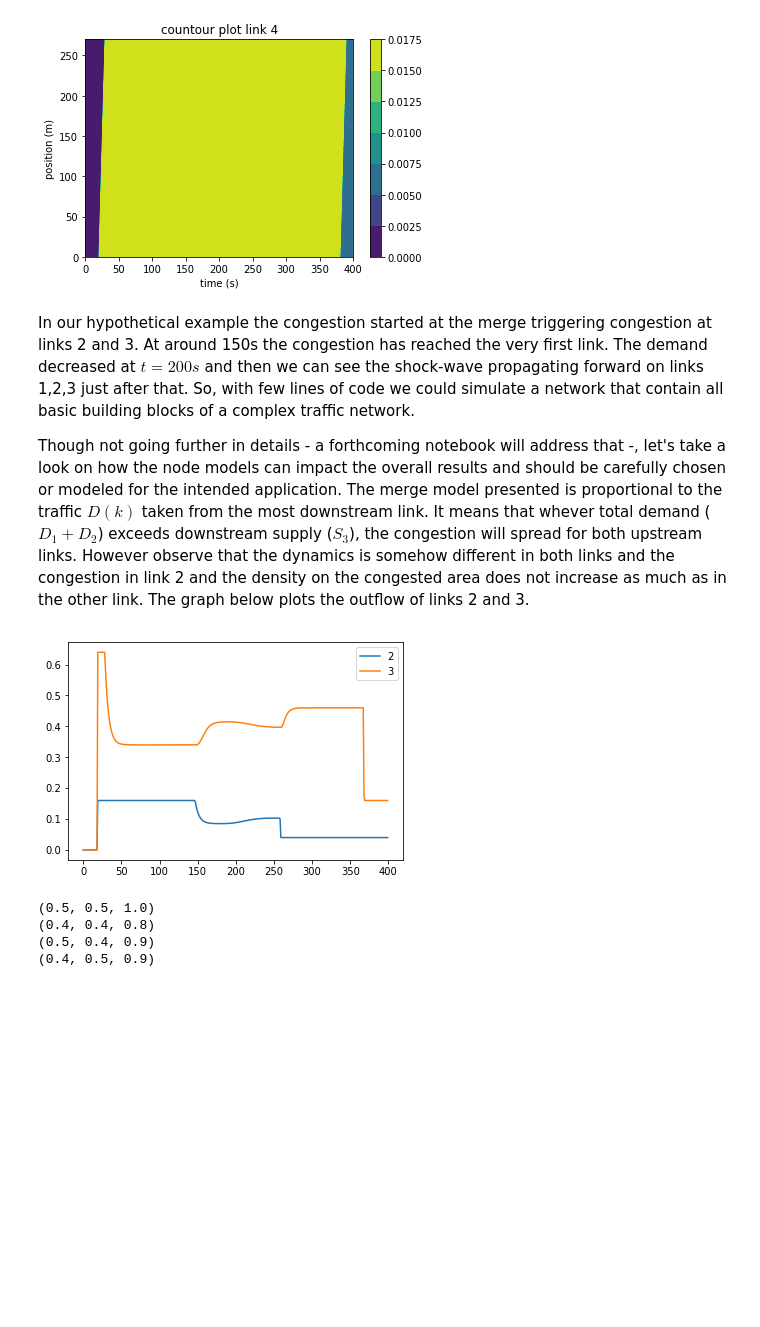
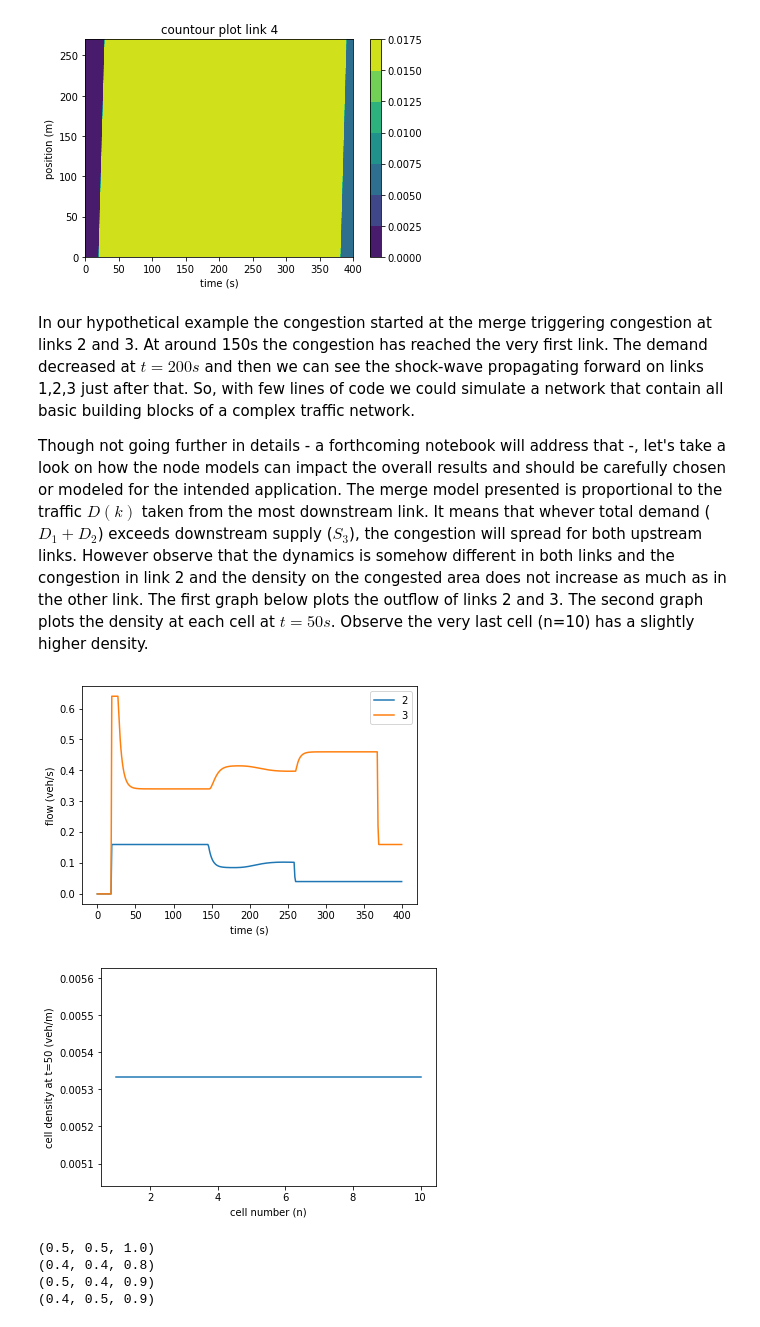
Before and after one commit to PyTrans/traffic-flow-theory, a Jupyter notebook: CTM-Networks.ipynb, the cells around one changed output. Saved outputs shown, nothing was run; the diff lists cells and outputs as text; code cells hidden in the pictures; blank space fills up the shorter version.

```diff
--- a/CTM-Networks.ipynb
+++ b/CTM-Networks.ipynb
@@ -280,14 +280,22 @@ pylab.show()
 # %% [markdown]
 In our hypothetical example the congestion started at the merge triggering congestion at links 2 and 3. At around 150s the congestion has reached the very first link. The demand decreased at $t=200s$ and then we can see the shock-wave propagating forward on links 1,2,3 just after that. So, with few lines of code we could simulate a network that contain all basic building blocks of a complex traffic network.
 
-Though not going further in details - a forthcoming notebook will address that -, let's take a look on how the node models can impact the overall results and should be carefully chosen or modeled for the intended application. The merge model presented is proportional to the traffic $D(k)$ taken from the most downstream link. It means that whever total demand ($D_1+D_2$) exceeds downstream supply ($S_3$), the congestion will spread for both upstream links. However observe that the dynamics is somehow different in both links and the congestion in link 2 and the density on the congested area does not increase as much as in the other link. The graph below plots the outflow of links 2 and 3.
+Though not going further in details - a forthcoming notebook will address that -, let's take a look on how the node models can impact the overall results and should be carefully chosen or modeled for the intended application. The merge model presented is proportional to the traffic $D(k)$ taken from the most downstream link. It means that whever total demand ($D_1+D_2$) exceeds downstream supply ($S_3$), the congestion will spread for both upstream links. However observe that the dynamics is somehow different in both links and the congestion in link 2 and the density on the congested area does not increase as much as in the other link. The first graph below plots the outflow of links 2 and 3. The second graph plots the density at each cell at $t=50s$. Observe the very last cell (n=10) has a slightly higher density.
 # %%
 pylab.plot([i for i in range(total_steps)], link_2.flows[9,:], label=2)
 pylab.plot([i for i in range(total_steps)], link_3.flows[9,:], label=3)
+pylab.xlabel("time (s)")
+pylab.ylabel("flow (veh/s)")
 pylab.legend(loc=1)
 pylab.show()
+
+pylab.plot(range(1,11), link_2.densities[:,50])
+pylab.xlabel("cell number (n)")
+pylab.ylabel("cell density at t=50 (veh/m)")
+pylab.show()
 # %% [output]
-[figure, old version]
+[figure, new version]
+[figure, added]
 # %%
 def compute_merge_flows_fair_merging(D1, D2, C1, C2, S3):
     theta = S3/(C1 + C2)
```
Also changed, not shown: parts of 3 cells of this notebook, 1 other file.
